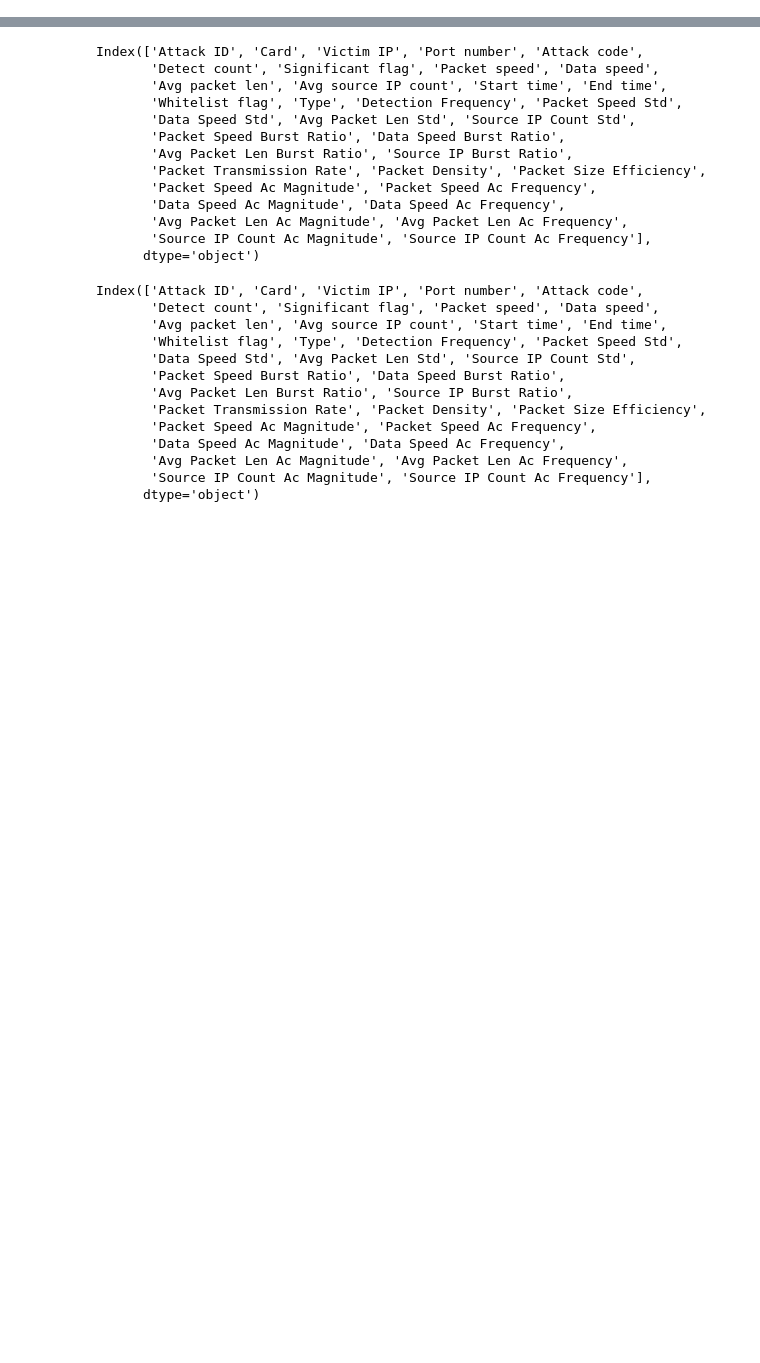
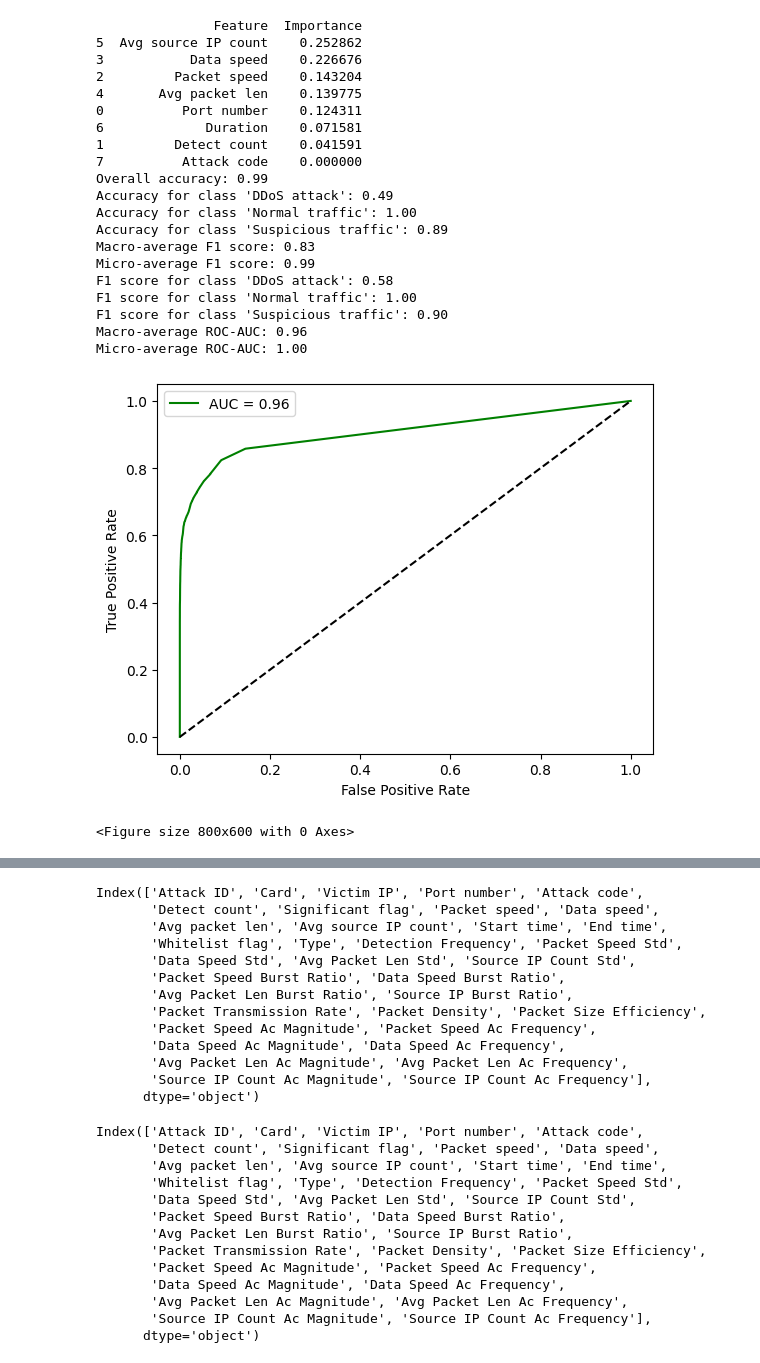
Before and after one commit to ballakrisz/HAML-DDoS, a Jupyter notebook: src/visualization/visualize_features.ipynb, the cells around one changed output, grey strips where cells are left out. Saved outputs shown, nothing was run; the diff lists cells and outputs as text; code cells hidden in the pictures; blank space fills up the shorter version.

Commit message:
added random forest before-after featue engineering plots

```diff
--- a/src/visualization/visualize_features.ipynb
+++ b/src/visualization/visualize_features.ipynb
@@ -339,3 +339,42 @@ def train_random_forest_cls(events, num_train_sample = None):
     disp.plot(cmap='Blues', values_format="d")
     plt.imshow(np.log1p(cm), cmap='Blues')  # Log transform for better visualization
     plt.show()
+# %%
+events_a = pd.read_csv("/home/appuser/data/train/SCLDDoS2024_SetA_events.csv").fillna(0)
+events_b = pd.read_csv("/home/appuser/data/train/SCLDDoS2024_SetB_events.csv").fillna(0)
+events_c = pd.read_csv("/home/appuser/data/test/SCLDDoS2024_SetC_events.csv").fillna(0)
+
+events_b.columns = events_a.columns
+events_c.columns = events_a.columns
+
+
+events_a = add_time_features(events_a)
+events_b = add_time_features(events_b)
+events_c = add_time_features(events_c)
+
+num_train_sample = events_a.shape[0] + events_b.shape[0]
+events_combined = pd.concat([events_a, events_b, events_c])
+train_random_forest_cls(events_combined, num_train_sample)
+# %% [output]
+               Feature  Importance
+5  Avg source IP count    0.252862
+3           Data speed    0.226676
+2         Packet speed    0.143204
+4       Avg packet len    0.139775
+0          Port number    0.124311
+6             Duration    0.071581
+1         Detect count    0.041591
+7          Attack code    0.000000
+Overall accuracy: 0.99
+Accuracy for class 'DDoS attack': 0.49
+Accuracy for class 'Normal traffic': 1.00
+Accuracy for class 'Suspicious traffic': 0.89
+Macro-average F1 score: 0.83
+Micro-average F1 score: 0.99
+F1 score for class 'DDoS attack': 0.58
+F1 score for class 'Normal traffic': 1.00
+F1 score for class 'Suspicious traffic': 0.90
+Macro-average ROC-AUC: 0.96
+Micro-average ROC-AUC: 1.00
+[figure, added]
+<Figure size 800x600 with 0 Axes>
```
Also changed, not shown: parts of 2 cells of this notebook, 4 other files.
